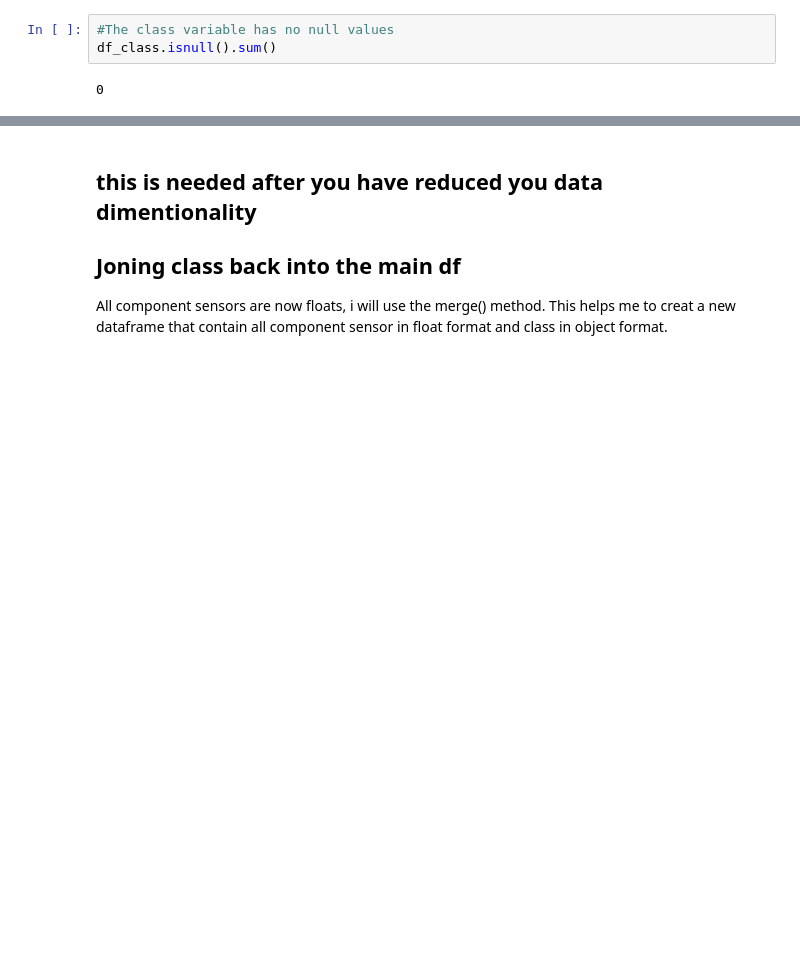
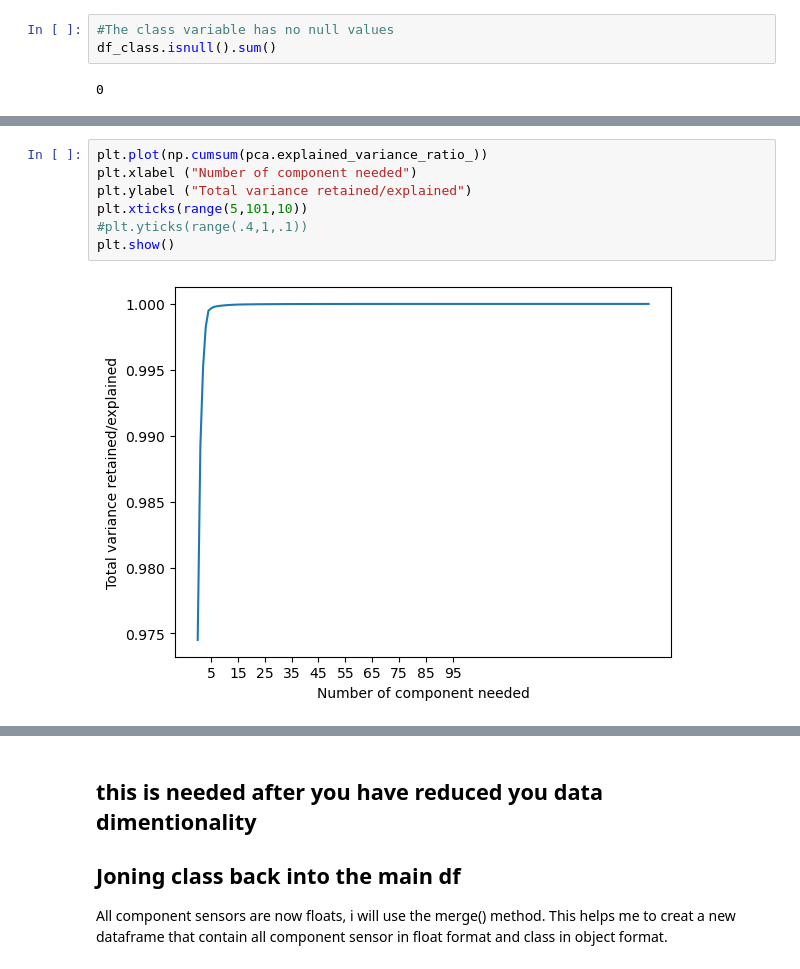
Before and after one commit to Ayomide-ola/Bussiness_Analysis, a Jupyter notebook: App_failure CA.ipynb, the cells around one changed output, grey strips where cells are left out. Drawn from its saved outputs; the diff is of its cells as text; blank space fills up the shorter version.

```diff
--- a/App_failure CA.ipynb
+++ b/App_failure CA.ipynb
@@ -960,0 +970,9 @@ as the number of dimensions grows:
+# %%
+plt.plot(np.cumsum(pca.explained_variance_ratio_))
+plt.xlabel ("Number of component needed")
+plt.ylabel ("Total variance retained/explained")
+plt.xticks(range(5,101,10))
+#plt.yticks(range(.4,1,.1))
+plt.show()
+# %% [output]
+[figure, added]
```
Also changed, not shown: parts of 110 cells of this notebook.
